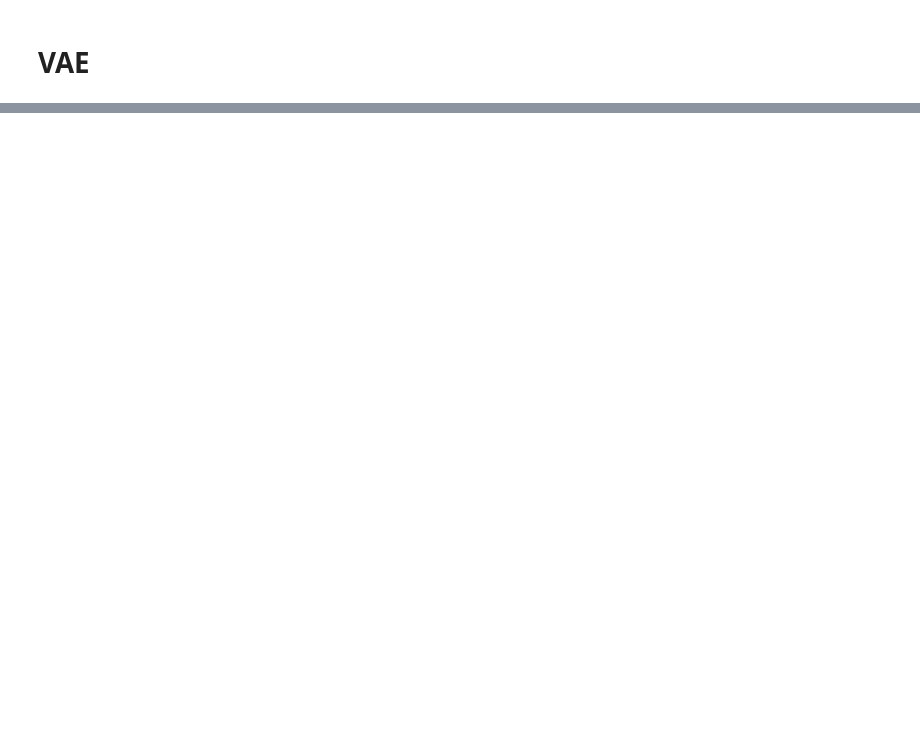
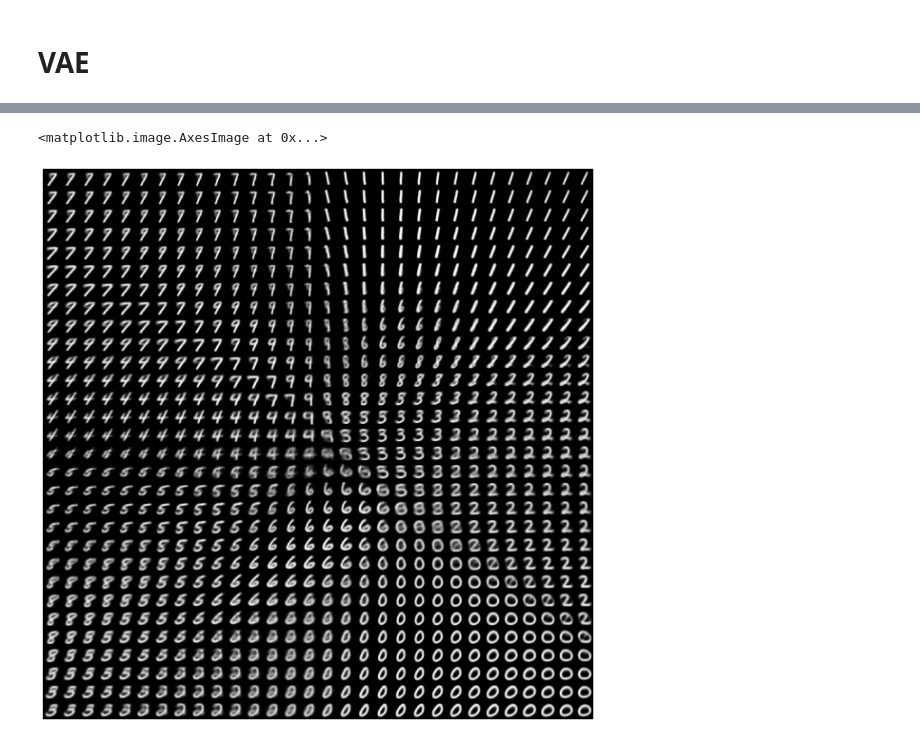
Before and after one commit to Teghfo/deeplearning-bootcamp-pytorch, a Jupyter notebook: notebooks/11-AutoEncoder.ipynb, the cells around one changed output, grey strips where cells are left out. Cells and saved outputs as stored; diff of their text form; code cells hidden in the pictures; blank space fills up the shorter version.

```diff
--- a/notebooks/11-AutoEncoder.ipynb
+++ b/notebooks/11-AutoEncoder.ipynb
@@ -255,0 +421,35 @@ for epoch in range(epochs):
+# %%
+import numpy as np
+
+#Grid of 30 × 30 digits (900 digits total)
+n = 30
+digit_size = 28
+figure = np.zeros((digit_size * n, digit_size * n))
+
+#Sample points linearly on a 2D grid
+grid_x = np.linspace(-1, 1, n)
+grid_y = np.linspace(-1, 1, n)[::-1]
+
+#Iterate over grid locations
+for i, yi in enumerate(grid_y):
+    for j, xi in enumerate(grid_x):
+        z_sample = torch.tensor([[xi, yi]]).float()
+        x_decoded = model.decoder(z_sample).detach().cpu()
+        digit = x_decoded[0].reshape(digit_size, digit_size)
+        figure[i * digit_size : (i + 1) * digit_size,j * digit_size : (j + 1) * digit_size,] = digit
+
+plt.figure(figsize=(15, 15))
+start_range = digit_size // 2
+end_range = n * digit_size + start_range
+pixel_range = np.arange(start_range, end_range, digit_size)
+sample_range_x = np.round(grid_x, 1)
+sample_range_y = np.round(grid_y, 1)
+plt.xticks(pixel_range, sample_range_x)
+plt.yticks(pixel_range, sample_range_y)
+plt.xlabel("z[0]")
+plt.ylabel("z[1]")
+plt.axis("off")
+plt.imshow(figure, cmap="Greys_r")
+# %% [output]
+<matplotlib.image.AxesImage at 0x...>
+[figure, added]
```
Also changed, not shown: parts of 25 cells of this notebook.
